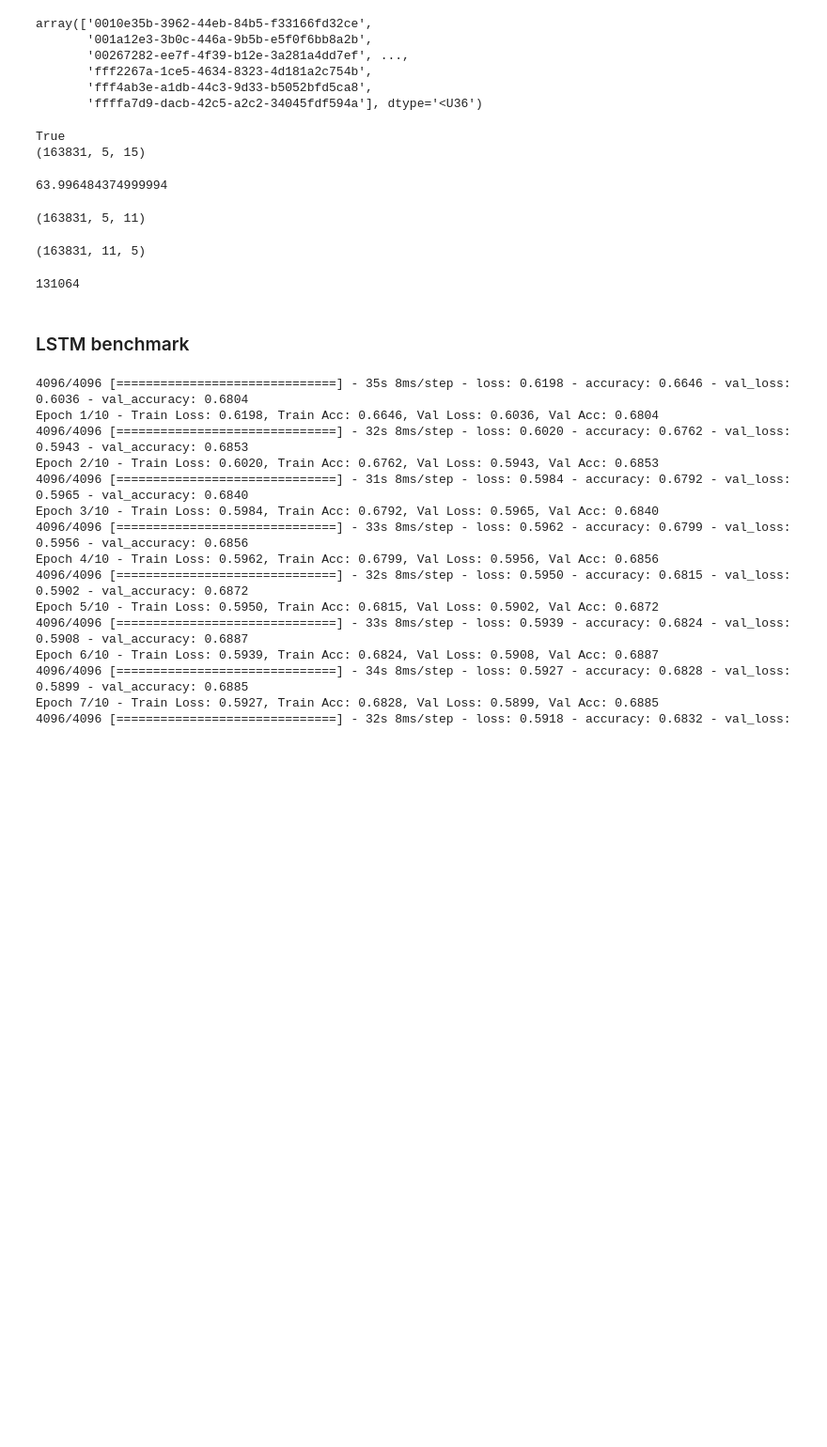
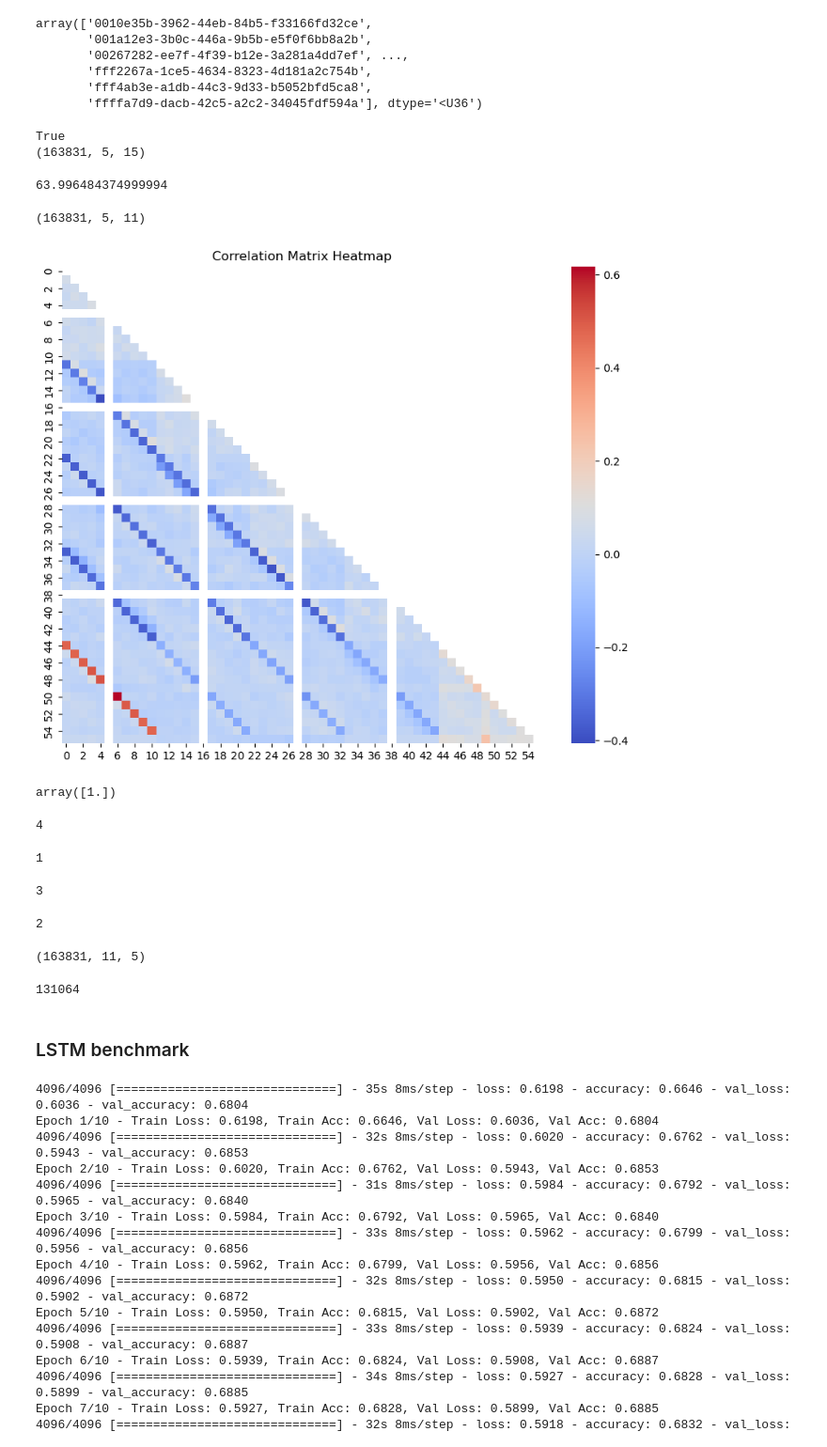
Before and after one commit to anupamajha1/ont_m6a, a Jupyter notebook: crasgaitis/eda.ipynb, the cells around one changed output. Shown at 94% size. Drawn from its saved outputs; the diff is of its cells as text; code cells hidden in the pictures; blank space fills up the shorter version.

```diff
--- a/crasgaitis/eda.ipynb
+++ b/crasgaitis/eda.ipynb
@@ -173,6 +177,48 @@ filtered_features = set_num_nucleotides(filtered_features, 5)
 filtered_features.shape
 # %% [output]
 (163831, 5, 11)
+# %%
+import numpy as np
+import seaborn as sns
+import matplotlib.pyplot as plt
+
+original_shape = filtered_features.shape
+
+# reformat features into 2D and add label
+corr_matrix_data = filtered_features.reshape(original_shape[0], -1)
+filtered_labels_reshaped = filtered_labels.reshape(-1, 1)
+corr_matrix_data = np.hstack((corr_matrix_data, filtered_labels_reshaped))
+correlation_matrix = np.corrcoef(corr_matrix_data, rowvar=False)
+
+# extract the lower triangle of the correlation matrix
+mask = np.triu(np.ones_like(correlation_matrix, dtype=bool))
+
+plt.figure(figsize=(10, 8))
+sns.heatmap(correlation_matrix, annot=False, cmap='coolwarm', mask=mask)
+plt.title('Correlation Matrix Heatmap')
+plt.show()
+# %% [output]
+[figure, added]
+# %%
+np.unique(corr_matrix_data[:, 5])
+# %% [output]
+array([1.])
+# %%
+(38 + 1) %  5
+# %% [output]
+4
+# %%
+(5 + 1) %  5
+# %% [output]
+1
+# %%
+(27 + 1) %  5
+# %% [output]
+3
+# %%
+(16 + 1) %  5
+# %% [output]
+2
 # %%
 # prep for model input
 
```
Also changed, not shown: parts of 13 cells of this notebook, 1 other file.
